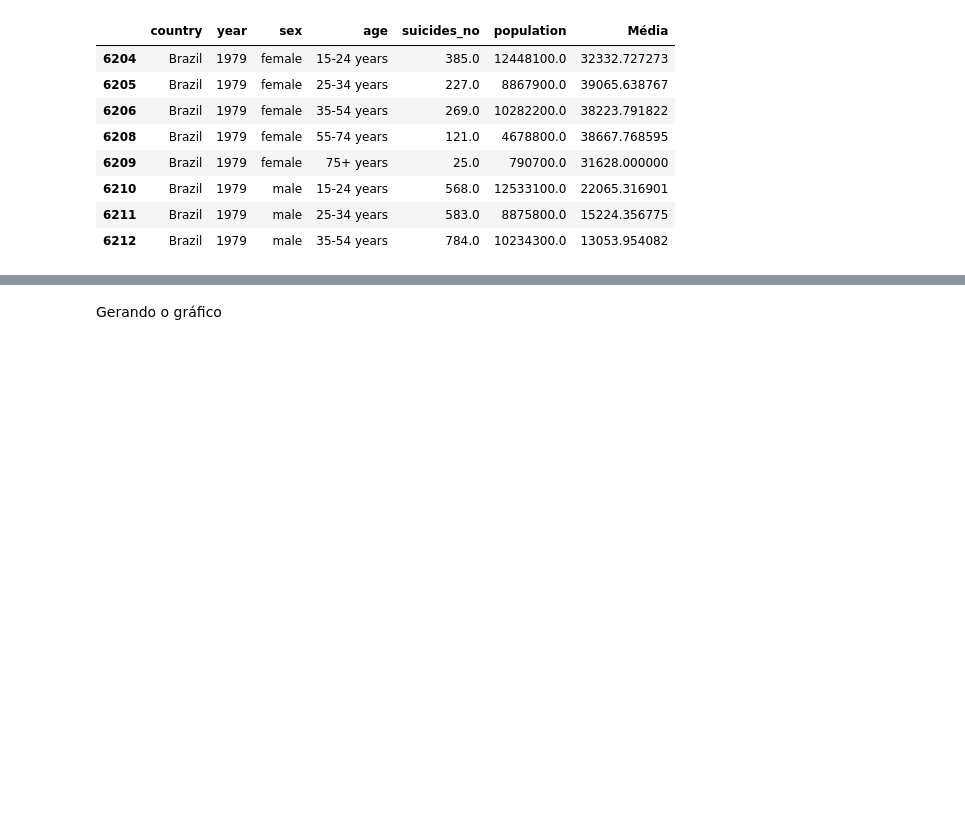
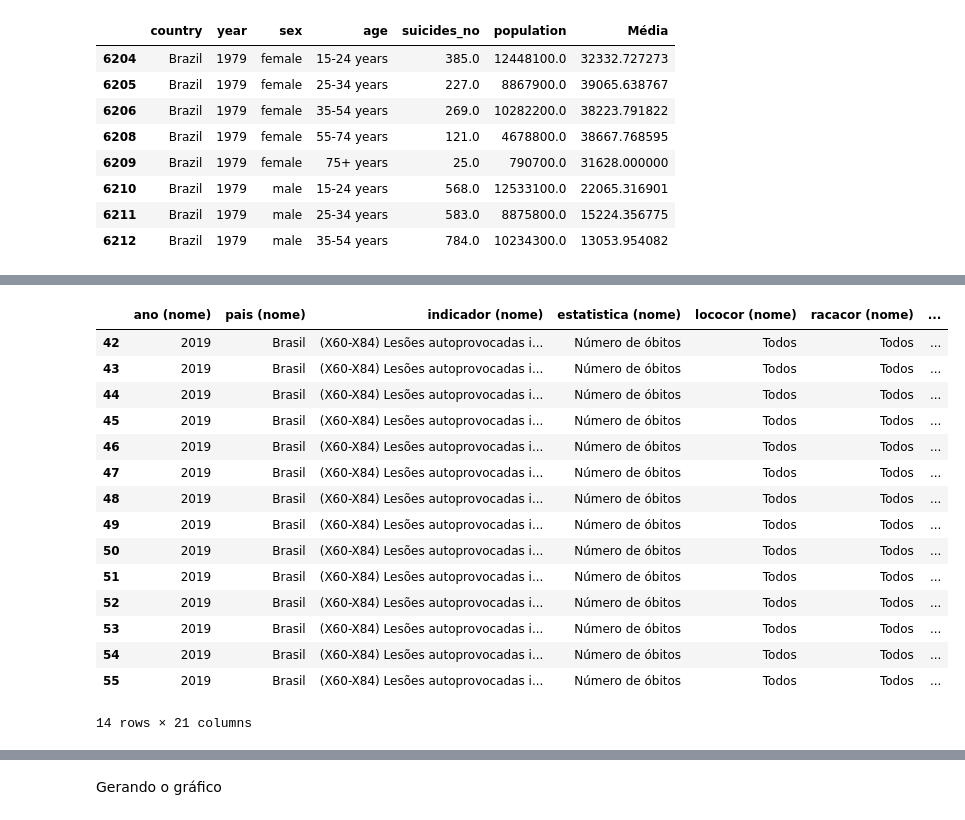
Before and after one commit to brunabellini/Projeto_FaleSobre, a Jupyter notebook: Caderno Jupyter- Grupo 6.ipynb, the cells around one changed output, grey strips where cells are left out. Cells and saved outputs as stored; diff of their text form; code cells hidden in the pictures; blank space fills up the shorter version.

Commit message:
gráficos de idades por suicídio

```diff
--- a/Caderno Jupyter- Grupo 6.ipynb
+++ b/Caderno Jupyter- Grupo 6.ipynb
@@ -650,3 +650,9 @@ See the caveats in the documentation: https://pandas.pydata.org/pandas-docs/stab
 | 6210 | Brazil | 1979 | male | 15-24 years | 568.0 | 12533100.0 | 22065.316901 |
 | 6211 | Brazil | 1979 | male | 25-34 years | 583.0 | 8875800.0 | 15224.356775 |
 | 6212 | Brazil | 1979 | male | 35-54 years | 784.0 | 10234300.0 | 13053.954082 |
+# %%
+# Gráfico 4
+
+df = pd.read_csv('./Data/grupoetarioXano.csv', sep= ';')
+df = df.drop(['local (uid)', 'ano (uid)', 'abrangencia (uid)', 'pais (uid)', 'indicador (uid)', 'estatistica (uid)', 'categoria (nome)', 'categoria (uid)', 'lococor (uid)', 'atestante (uid)', 'racacor (uid)', 'sexo (uid)', 'abrangencia (nome)', 'local (nome)', 'grupoetario (uid)', 'atestante (nome)'], axis=1)
+df.head(4)
@@ -652,0 +666,22 @@ See the caveats in the documentation: https://pandas.pydata.org/pandas-docs/stab
+# %%
+# Gráfico 4
+
+dfl_2019 = df.loc[ df['ano (nome)'] == '2019' ]
+dfl_2019
+# %% [output]
+|  | ano (nome) | pais (nome) | indicador (nome) | estatistica (nome) | lococor (nome) | racacor (nome) | ... |
+| 42 | 2019 | Brasil | (X60-X84) Lesões autoprovocadas i... | Número de óbitos | Todos | Todos | ... |
+| 43 | 2019 | Brasil | (X60-X84) Lesões autoprovocadas i... | Número de óbitos | Todos | Todos | ... |
+| 44 | 2019 | Brasil | (X60-X84) Lesões autoprovocadas i... | Número de óbitos | Todos | Todos | ... |
+| 45 | 2019 | Brasil | (X60-X84) Lesões autoprovocadas i... | Número de óbitos | Todos | Todos | ... |
+| 46 | 2019 | Brasil | (X60-X84) Lesões autoprovocadas i... | Número de óbitos | Todos | Todos | ... |
+| 47 | 2019 | Brasil | (X60-X84) Lesões autoprovocadas i... | Número de óbitos | Todos | Todos | ... |
+| 48 | 2019 | Brasil | (X60-X84) Lesões autoprovocadas i... | Número de óbitos | Todos | Todos | ... |
+| 49 | 2019 | Brasil | (X60-X84) Lesões autoprovocadas i... | Número de óbitos | Todos | Todos | ... |
+| 50 | 2019 | Brasil | (X60-X84) Lesões autoprovocadas i... | Número de óbitos | Todos | Todos | ... |
+| 51 | 2019 | Brasil | (X60-X84) Lesões autoprovocadas i... | Número de óbitos | Todos | Todos | ... |
+| 52 | 2019 | Brasil | (X60-X84) Lesões autoprovocadas i... | Número de óbitos | Todos | Todos | ... |
+| 53 | 2019 | Brasil | (X60-X84) Lesões autoprovocadas i... | Número de óbitos | Todos | Todos | ... |
+| 54 | 2019 | Brasil | (X60-X84) Lesões autoprovocadas i... | Número de óbitos | Todos | Todos | ... |
+| 55 | 2019 | Brasil | (X60-X84) Lesões autoprovocadas i... | Número de óbitos | Todos | Todos | ... |
+14 rows × 21 columns
```
Also changed, not shown: parts of 3 cells of this notebook, 1 other file.
